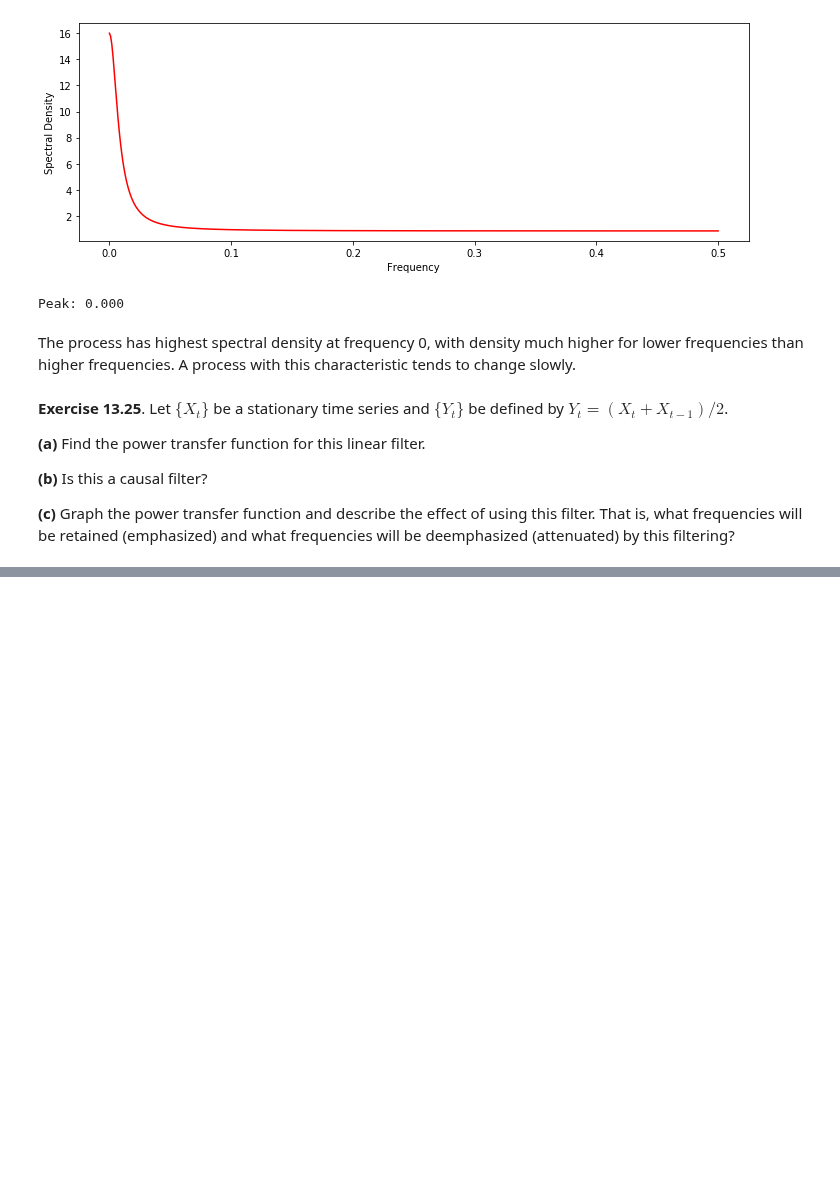
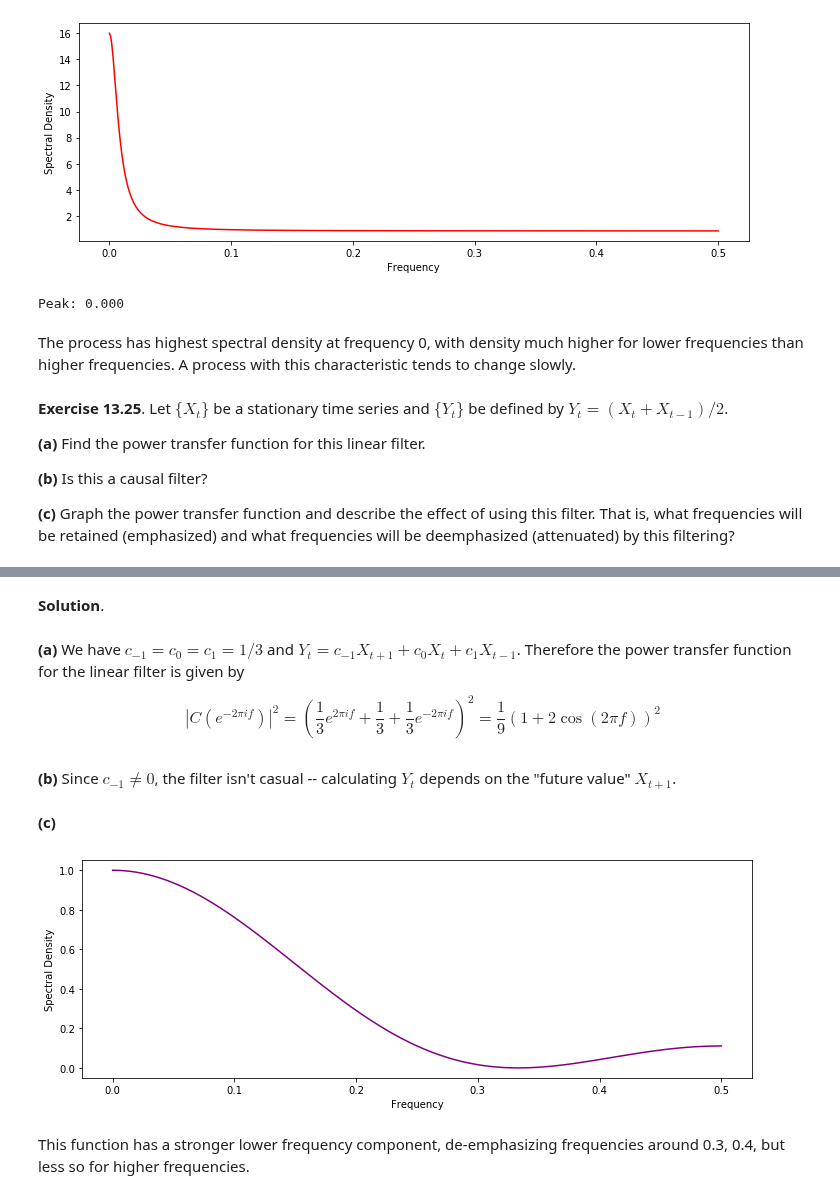
Before and after one commit to telmo-correa/time-series-analysis, a Jupyter notebook: Python/Chapter 13 (Ex 21 - 30) - Introduction to Spectral Analysis.ipynb, the cells around one changed output, grey strips where cells are left out. Saved outputs shown, nothing was run; the diff lists cells and outputs as text; code cells hidden in the pictures; blank space fills up the shorter version.

```diff
--- a/Python/Chapter 13 (Ex 21 - 30) - Introduction to Spectral Analysis.ipynb
+++ b/Python/Chapter 13 (Ex 21 - 30) - Introduction to Spectral Analysis.ipynb
@@ -110,0 +185,28 @@ The process has highest spectral density at frequency 0, with density much highe
+# %% [markdown]
+**Solution**.
+# %% [markdown]
+**(a)**  We have $c_{-1} = c_0 = c_1 = 1/3$ and $Y_t = c_{-1} X_{t+1} + c_0 X_t + c_1 X_{t-1}$.  Therefore the power transfer function for the linear filter is given by
+
+$$ |C(e^{-2\pi i f})|^2 = \left(\frac{1}{3} e^{2\pi if} + \frac{1}{3} + \frac{1}{3} e^{-2\pi if}\right)^2 = \frac{1}{9}(1 + 2 \cos (2 \pi f))^2 $$
+# %% [markdown]
+**(b)** Since $c_{-1} \neq 0$, the filter isn't casual -- calculating $Y_t$ depends on the "future value" $X_{t+1}$.
+# %% [markdown]
+**(c)**
+# %%
+def power_transfer_function(f):
+    return ((1 + 2 * np.cos(2 * np.pi * f)) / 3)**2
+# %%
+f = np.arange(0, 1/2 + 1e-3, step=1e-3)
+d = power_transfer_function(f)
+
+plt.figure(figsize=(12, 4))
+plt.plot(f, d, color='purple')
+plt.xlabel('Frequency')
+plt.ylabel('Spectral Density')
+plt.show()
+
+# print('Peak: %.3f' % f[np.argmax(d)])
+# %% [output]
+[figure, added]
+# %% [markdown]
+This function has a stronger lower frequency component, de-emphasizing frequencies around 0.3, 0.4, but less so for higher frequencies.
```
Also changed, not shown: parts of 27 cells of this notebook, 1 other file.
